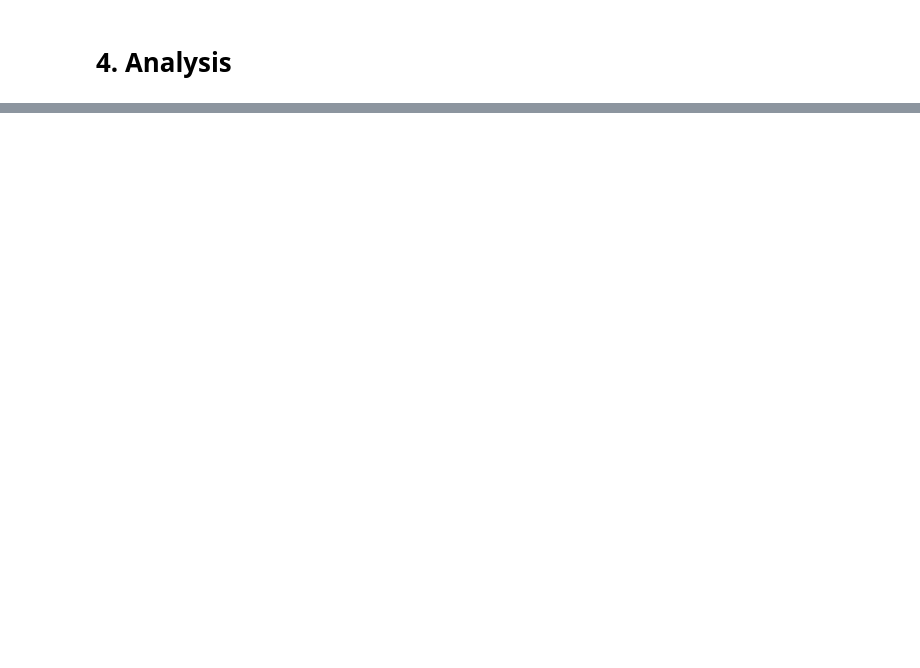
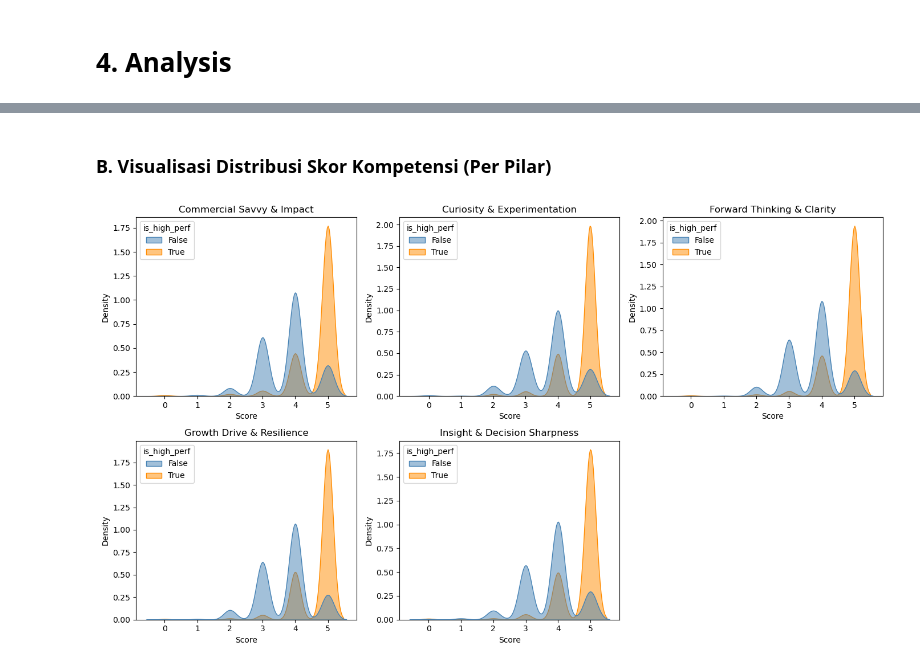
Before and after one commit to nnovallll/hr-case-aulia-afriza, a Jupyter notebook: notebooks/analysis.ipynb, the cells around one changed output, grey strips where cells are left out. Drawn from its saved outputs; the diff is of its cells as text; code cells hidden in the pictures; blank space fills up the shorter version.

Commit message:
Update : Finish the analysis, and found the success formula

```diff
--- a/notebooks/analysis.ipynb
+++ b/notebooks/analysis.ipynb
@@ -237,0 +262,2 @@ df_papi = pd.read_sql(papi, engine)
+# %%
+df_top_year = df_perf.loc[df_perf.groupby('employee_id')['performance_rating'].idxmax()]
@@ -331,0 +435,9 @@ memory usage: 942.3+ KB
+# %%
+# Step - Clean competency columns
+def clean_competency(x):
+    try:
+        return x if 0 <= x <= 5 else None
+    except:
+        return None
+
+df_master[competency_cols] = df_master[competency_cols].applymap(clean_competency)
@@ -401,13 +457,0 @@ print(f"✅ latest_rating calculated with filters!")
-# %%
-print("\n🔍 Checking for anomalies...")
-
-# Check original data before filtering
-rating_cols = [col for col in df_analysis.columns if col.startswith('rating_')]
-
-for col in rating_cols:
-    if col in df_analysis.columns:
-        max_val = df_analysis[col].max()
-        min_val = df_analysis[col].min()
-        anomalies = ((df_analysis[col] > 5) | (df_analysis[col] < 1)).sum()
-
-        print(f"  {col}: min={min_val}, max={max_val}, anomalies={anomalies}")
@@ -2979,0 +535,24 @@ sns.boxplot(data=df_analysis, x='is_high_performer', y='gtq')
+# %% [markdown]
+### B. Visualisasi Distribusi Skor Kompetensi (Per Pilar)
+# %%
+import seaborn as sns
+import matplotlib.pyplot as plt
+
+plt.figure(figsize=(14, 8))
+for i, col in enumerate(competency_cols[:5]):  # 5 contoh pertama biar gak kepanjangan
+    plt.subplot(2, 3, i+1)
+    sns.kdeplot(
+        data=df_master,
+        x=col,
+        hue='is_high_perf',
+        common_norm=False,
+        fill=True,
+        palette={True: 'darkorange', False: 'steelblue'},
+        alpha=0.5
+    )
+    plt.title(col)
+    plt.xlabel('Score')
+plt.tight_layout()
+plt.show()
+# %% [output]
+[figure, added]
```
Also changed, not shown: parts of 251 cells of this notebook.
